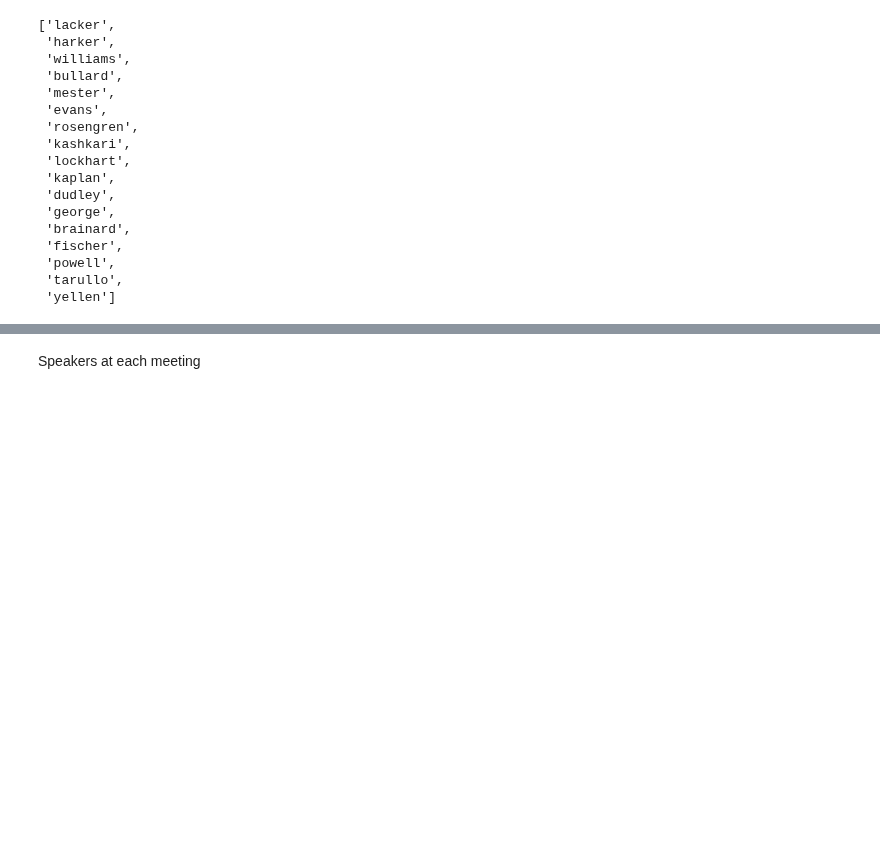
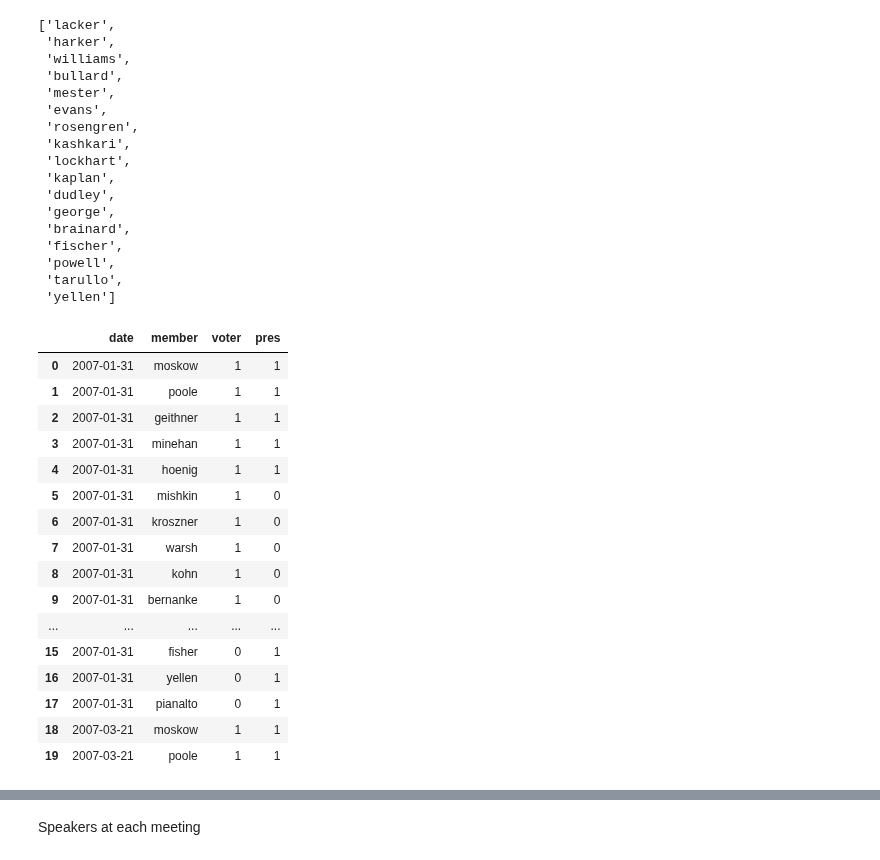
Before and after one commit to bendurham441/fed-nlp, a Jupyter notebook: fomc-membership/fomc_member_process.ipynb, the cells around one changed output, grey strips where cells are left out. Drawn from its saved outputs; the diff is of its cells as text; code cells hidden in the pictures; blank space fills up the shorter version.

```diff
--- a/fomc-membership/fomc_member_process.ipynb
+++ b/fomc-membership/fomc_member_process.ipynb
@@ -153,13 +153,35 @@ for date in dates:
     nonvoting_regions = set(regions) - set(voting_regions)
     # print(voting_regions)
     # print(nonvoting_regions)
-    voting_members = [get_pres(region, date) for region in voting_regions] + get_bog(date)
-    for member in voting_members:
-        records.append({'date': date, 'member': member, 'voter': 1})
+    voting_pres = [get_pres(region, date) for region in voting_regions]
+    for member in voting_pres:
+        records.append({'date': date, 'member': member, 'voter': 1, 'pres': 1})
+    for member in get_bog(date):
+        records.append({'date': date, 'member': member, 'voter': 1, 'pres': 0})
     nonvoting_members = [get_pres(region, date) for region in nonvoting_regions]
     for member in nonvoting_members:
-        records.append({'date': date, 'member': member, 'voter': 0})
+        records.append({'date': date, 'member': member, 'voter': 0, 'pres': 1})
 
 records
 
-pd.DataFrame.from_records(records).to_csv('../working-csvs/fomc.csv')
+fomc = pd.DataFrame.from_records(records)
+# %%
+fomc.iloc[:20]
+# %% [output]
+|  | date | member | voter | pres |
+| 0 | 2007-01-31 | moskow | 1 | 1 |
+| 1 | 2007-01-31 | poole | 1 | 1 |
+| 2 | 2007-01-31 | geithner | 1 | 1 |
+| 3 | 2007-01-31 | minehan | 1 | 1 |
+| 4 | 2007-01-31 | hoenig | 1 | 1 |
+| 5 | 2007-01-31 | mishkin | 1 | 0 |
+| 6 | 2007-01-31 | kroszner | 1 | 0 |
+| 7 | 2007-01-31 | warsh | 1 | 0 |
+| 8 | 2007-01-31 | kohn | 1 | 0 |
+| 9 | 2007-01-31 | bernanke | 1 | 0 |
+| ... | ... | ... | ... | ... |
+| 15 | 2007-01-31 | fisher | 0 | 1 |
+| 16 | 2007-01-31 | yellen | 0 | 1 |
+| 17 | 2007-01-31 | pianalto | 0 | 1 |
+| 18 | 2007-03-21 | moskow | 1 | 1 |
+| 19 | 2007-03-21 | poole | 1 | 1 |
```
Also changed, not shown: parts of 7 cells of this notebook.
